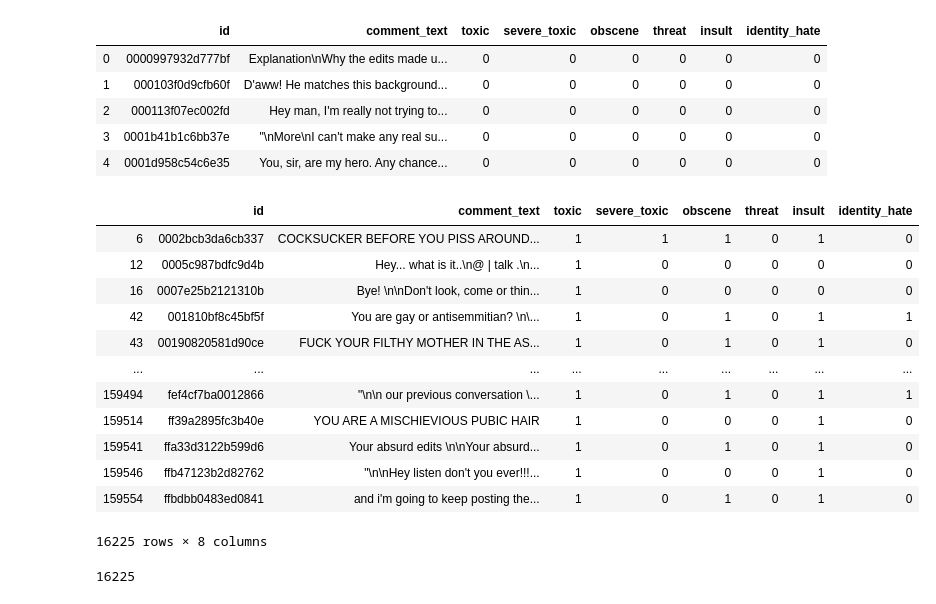
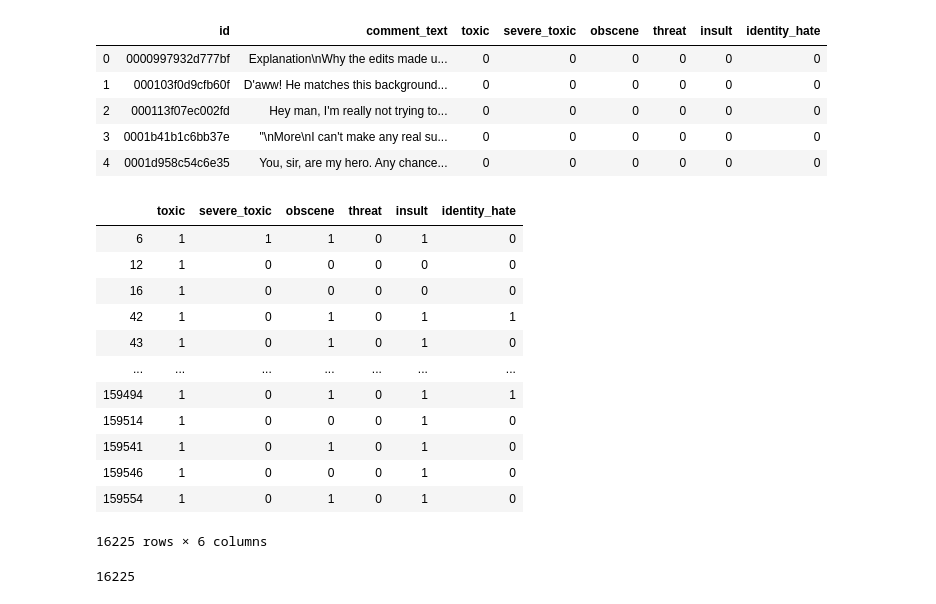
Before and after one commit to andiosika/NLP-to-identify-toxic-or-abusive-language-for-online-conversation-using-Keras-Deep-Learning-Models, a Jupyter notebook: visualization.ipynb, the cells around one changed output. Cells and saved outputs as stored; diff of their text form; code cells hidden in the pictures.

```diff
--- a/visualization.ipynb
+++ b/visualization.ipynb
@@ -15,21 +15,21 @@ train.head()
 tr_cols = train.columns.to_list()
 # %%
 toxic_classes = train[train[tr_cols].sum(axis=1)>0]
-toxic_classes
+toxic_classes.iloc[:,2:]
 # %% [output]
-|  | id | comment_text | toxic | severe_toxic | obscene | threat | insult | identity_hate |
-| 6 | 0002bcb3da6cb337 | COCKSUCKER BEFORE YOU PISS AROUND... | 1 | 1 | 1 | 0 | 1 | 0 |
-| 12 | 0005c987bdfc9d4b | Hey... what is it..\n@ | talk .\n... | 1 | 0 | 0 | 0 | 0 | 0 |
-| 16 | 0007e25b2121310b | Bye! \n\nDon't look, come or thin... | 1 | 0 | 0 | 0 | 0 | 0 |
-| 42 | 001810bf8c45bf5f | You are gay or antisemmitian? \n\... | 1 | 0 | 1 | 0 | 1 | 1 |
-| 43 | 00190820581d90ce | FUCK YOUR FILTHY MOTHER IN THE AS... | 1 | 0 | 1 | 0 | 1 | 0 |
-| ... | ... | ... | ... | ... | ... | ... | ... | ... |
-| 159494 | fef4cf7ba0012866 | "\n\n our previous conversation \... | 1 | 0 | 1 | 0 | 1 | 1 |
-| 159514 | ff39a2895fc3b40e | YOU ARE A MISCHIEVIOUS PUBIC HAIR | 1 | 0 | 0 | 0 | 1 | 0 |
-| 159541 | ffa33d3122b599d6 | Your absurd edits \n\nYour absurd... | 1 | 0 | 1 | 0 | 1 | 0 |
-| 159546 | ffb47123b2d82762 | "\n\nHey listen don't you ever!!!... | 1 | 0 | 0 | 0 | 1 | 0 |
-| 159554 | ffbdbb0483ed0841 | and i'm going to keep posting the... | 1 | 0 | 1 | 0 | 1 | 0 |
+|  | toxic | severe_toxic | obscene | threat | insult | identity_hate |
+| 6 | 1 | 1 | 1 | 0 | 1 | 0 |
+| 12 | 1 | 0 | 0 | 0 | 0 | 0 |
+| 16 | 1 | 0 | 0 | 0 | 0 | 0 |
+| 42 | 1 | 0 | 1 | 0 | 1 | 1 |
+| 43 | 1 | 0 | 1 | 0 | 1 | 0 |
+| ... | ... | ... | ... | ... | ... | ... |
+| 159494 | 1 | 0 | 1 | 0 | 1 | 1 |
+| 159514 | 1 | 0 | 0 | 0 | 1 | 0 |
+| 159541 | 1 | 0 | 1 | 0 | 1 | 0 |
+| 159546 | 1 | 0 | 0 | 0 | 1 | 0 |
+| 159554 | 1 | 0 | 1 | 0 | 1 | 0 |
-16225 rows × 8 columns
+16225 rows × 6 columns
 # %%
 len(toxic_classes)
 # %% [output]
```
Also changed, not shown: parts of 22 cells of this notebook, 1 other file.
